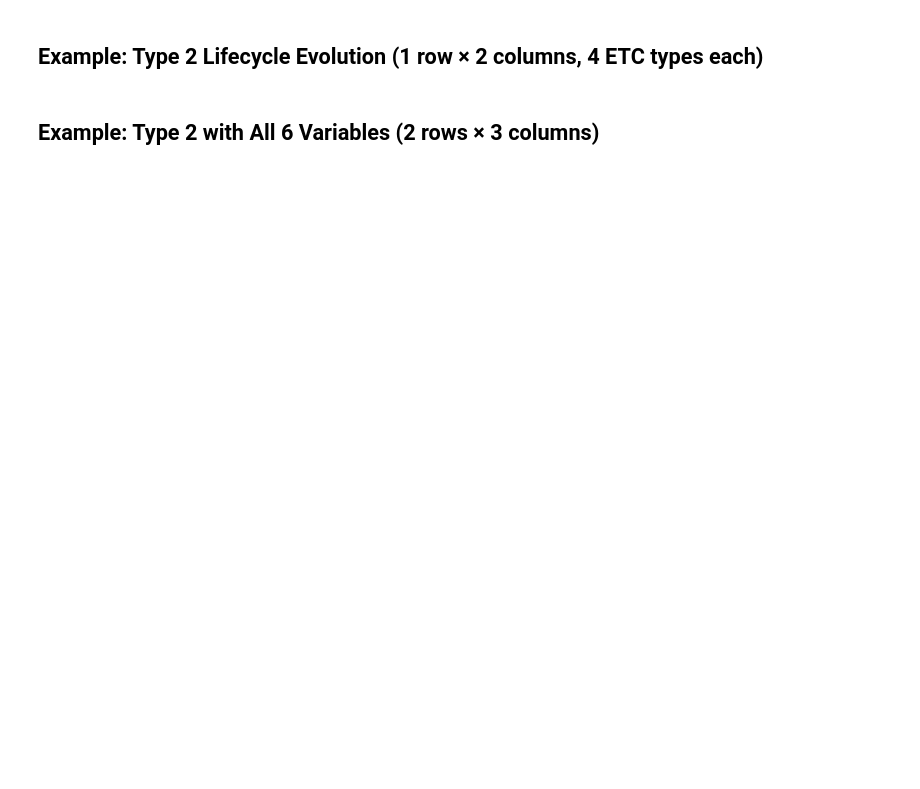
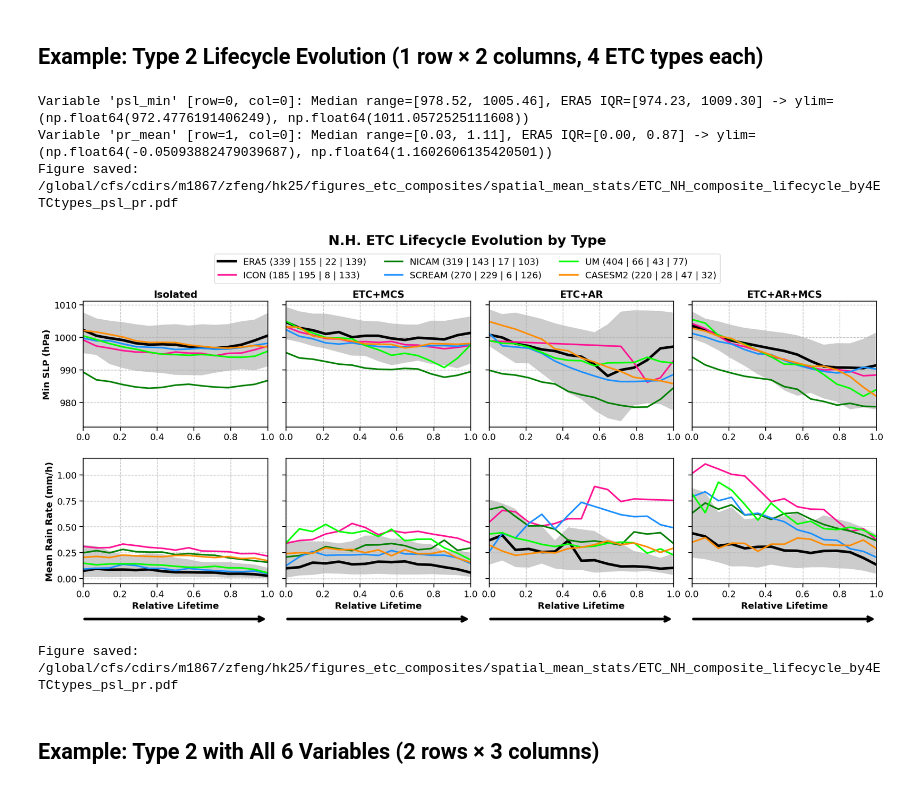
Before and after one commit to WACCEM/gsrm_cooccurrencefeature, a Jupyter notebook: notebooks/plot_etc_spatialmean_stats_multisource.ipynb, the cells around one changed output. Drawn from its saved outputs; the diff is of its cells as text; code cells hidden in the pictures; blank space fills up the shorter version.

```diff
--- a/notebooks/plot_etc_spatialmean_stats_multisource.ipynb
+++ b/notebooks/plot_etc_spatialmean_stats_multisource.ipynb
@@ -1009,56 +1180,56 @@ type2_variables = [
     ['psl_min'],   # Row 0: SLP (will create 4 panels for 4 ETC types)
     ['pr_mean'],   # Row 1: Precip (will create 4 panels for 4 ETC types)
 ]
-# Each row has 1 variable column, so parameters are 2D lists with 1 element per row
-# ylims = [
-#     # [(975, 1010)],  # Row 0 (psl_min): limits applied to all 4 ETC panels
-#     [(950, 1010)],
-#     [(0, 1.5)]      # Row 1 (pr_mean): limits applied to all 4 ETC panels
-# ]
 ylims = None
 y_scaling = [
     [0.01],  # Row 0 (psl_min): convert Pa to hPa
     [1.0]    # Row 1 (pr_mean): no scaling
 ]
 panel_ylabels = [
-    ['Min SLP (hPa)'],  # Row 0 ylabel (shown on leftmost panel only)
-    ['Mean Rain Rate (mm/h)']      # Row 1 ylabel (shown on leftmost panel only)
+    ['Min SLP (hPa)'],
+    ['Mean Rain Rate (mm/h)']
 ]
-# panel_titles = [
-#     [['(a) Isolated', '(b) ETC+AR', '(c) ETC+MCS', '(d) ETC+AR+MCS']],  # Row 0: 4 titles for psl_min
-#     [['(e) Isolated', '(f) ETC+AR', '(g) ETC+MCS', '(h) ETC+AR+MCS']]   # Row 1: 4 titles for pr_mean
-# ]
 panel_titles = None
 title_loc = 'center'
 # Update the source colors for ERA5
 line_colors = source_colors.copy()
 line_colors['era5'] = 'black'  # ERA5 in black for lifecycle plots
 
 # Define custom source order
 source_order_custom = ['ERA5', 'ICON', 'NICAM', 'SCREAM', 'UM', 'CASESM2']
 
+figname = f"{fig_dir}ETC_{hemisphere_suffix}_composite_lifecycle_by4ETCtypes_psl_pr.pdf"
+
 # Create lifecycle evolution plots
 fig = plot_lifecycle_evolution_by_etc_type(
     df_nh,
     track_stats_nh,
     type2_variables,
     type2_var_labels,
     source_colors=line_colors,
     source_order=source_order_custom,
-    figsize=(20, 8),
+    figsize=(22, 8),
     title=f"{lat_label} ETC Lifecycle Evolution by Type",
+    title_y=1.06,
     n_steps=n_steps,
     ylims=ylims, y_scaling=y_scaling,
     panel_ylabels=panel_ylabels, panel_titles=panel_titles, title_loc=title_loc,
-    hspace=0.4, wspace=0.3, sps_hspace=0.1, sps_wspace=0.25,
+    fontsize=14,
+    legend_ncol=3,
+    legend_y=1.02,
+    hspace=0.25, wspace=0.1, sps_hspace=0.1, sps_wspace=0.1,
+    share_y=True,
+    figname=figname,
 )
-
 plt.show()
 
-figname = f"{fig_dir}ETC_{hemisphere_suffix}_composite_lifecycle_by4ETCtypes_psl_pr.pdf"
-fig.savefig(figname, dpi=300, bbox_inches='tight', facecolor='white')
-
 print(f"Figure saved: {figname}")
+# %% [output]
+Variable 'psl_min' [row=0, col=0]: Median range=[978.52, 1005.46], ERA5 IQR=[974.23, 1009.30] -> ylim=(np.float64(972.4776191406249), np.float64(1011.0572525111608))
+Variable 'pr_mean' [row=1, col=0]: Median range=[0.03, 1.11], ERA5 IQR=[0.00, 0.87] -> ylim=(np.float64(-0.05093882479039687), np.float64(1.1602606135420501))
+Figure saved: /global/cfs/cdirs/m1867/zfeng/hk25/figures_etc_composites/spatial_mean_stats/ETC_NH_composite_lifecycle_by4ETCtypes_psl_pr.pdf
+[figure, added]
+Figure saved: /global/cfs/cdirs/m1867/zfeng/hk25/figures_etc_composites/spatial_mean_stats/ETC_NH_composite_lifecycle_by4ETCtypes_psl_pr.pdf
 # %% [markdown]
 ## Example: Type 2 with All 6 Variables (2 rows × 3 columns)
 # %%
```
Also changed, not shown: parts of 8 cells of this notebook, 1 other file.
